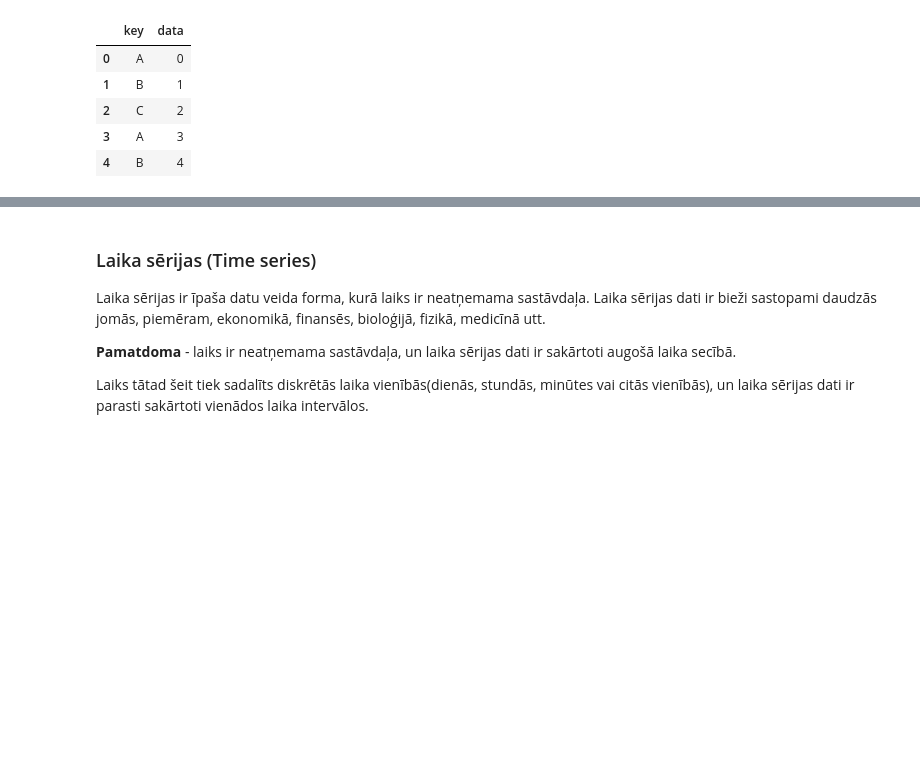
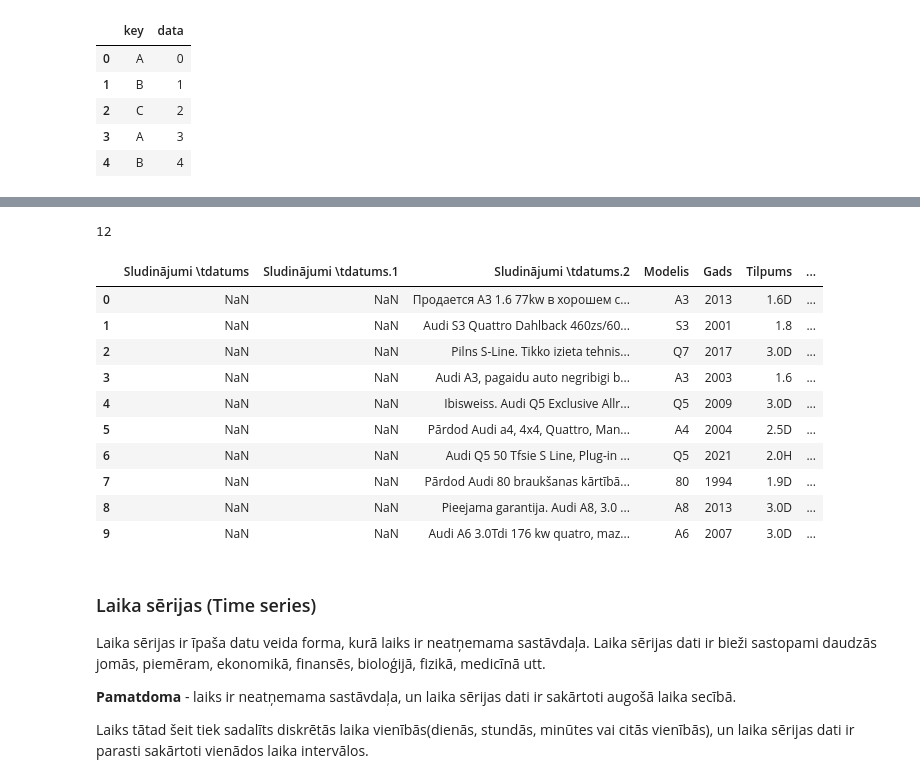
Before and after one commit to CaptSolo/LU_Python_course, a Jupyter notebook: notebooks/in-class/week_11_data_analysis_pandas_LV.ipynb, the cells around one changed output, grey strips where cells are left out. Drawn from its saved outputs; the diff is of its cells as text; code cells hidden in the pictures; blank space fills up the shorter version.

```diff
--- a/notebooks/in-class/week_11_data_analysis_pandas_LV.ipynb
+++ b/notebooks/in-class/week_11_data_analysis_pandas_LV.ipynb
@@ -1985,3 +1948,32 @@ df6.head()
+# %%
+# read tables from an HTML page
+
+url = "https://www.ss.com/lv/transport/cars/audi/"
+
+tables = pd.read_html(url)
+
+print(len(tables))
+# %% [output]
+12
+# %%
+# select tables matching a search string
+# use the 1st line as a header
+
+tables = pd.read_html(url, match="Sludinājumi", header=0)
+# %%
+tables[2][:10]
+# %% [output]
+|  | Sludinājumi \tdatums | Sludinājumi \tdatums.1 | Sludinājumi \tdatums.2 | Modelis | Gads | Tilpums | ... |
+| 0 | NaN | NaN | Продается А3 1.6 77kw в хорошем с... | A3 | 2013 | 1.6D | ... |
+| 1 | NaN | NaN | Audi S3 Quattro Dahlback 460zs/60... | S3 | 2001 | 1.8 | ... |
+| 2 | NaN | NaN | Pilns S-Line. Tikko izieta tehnis... | Q7 | 2017 | 3.0D | ... |
+| 3 | NaN | NaN | Audi A3, pagaidu auto negribigi b... | A3 | 2003 | 1.6 | ... |
+| 4 | NaN | NaN | Ibisweiss. Audi Q5 Exclusive Allr... | Q5 | 2009 | 3.0D | ... |
+| 5 | NaN | NaN | Pārdod Audi a4, 4x4, Quattro, Man... | A4 | 2004 | 2.5D | ... |
+| 6 | NaN | NaN | Audi Q5 50 Tfsie S Line, Plug-in ... | Q5 | 2021 | 2.0H | ... |
+| 7 | NaN | NaN | Pārdod Audi 80 braukšanas kārtībā... | 80 | 1994 | 1.9D | ... |
+| 8 | NaN | NaN | Pieejama garantija. Audi A8, 3.0 ... | A8 | 2013 | 3.0D | ... |
+| 9 | NaN | NaN | Audi A6 3.0Tdi 176 kw quatro, maz... | A6 | 2007 | 3.0D | ... |
 # %% [markdown]
 ### Laika sērijas (Time series)
 
```
Also changed, not shown: parts of 62 cells of this notebook.
